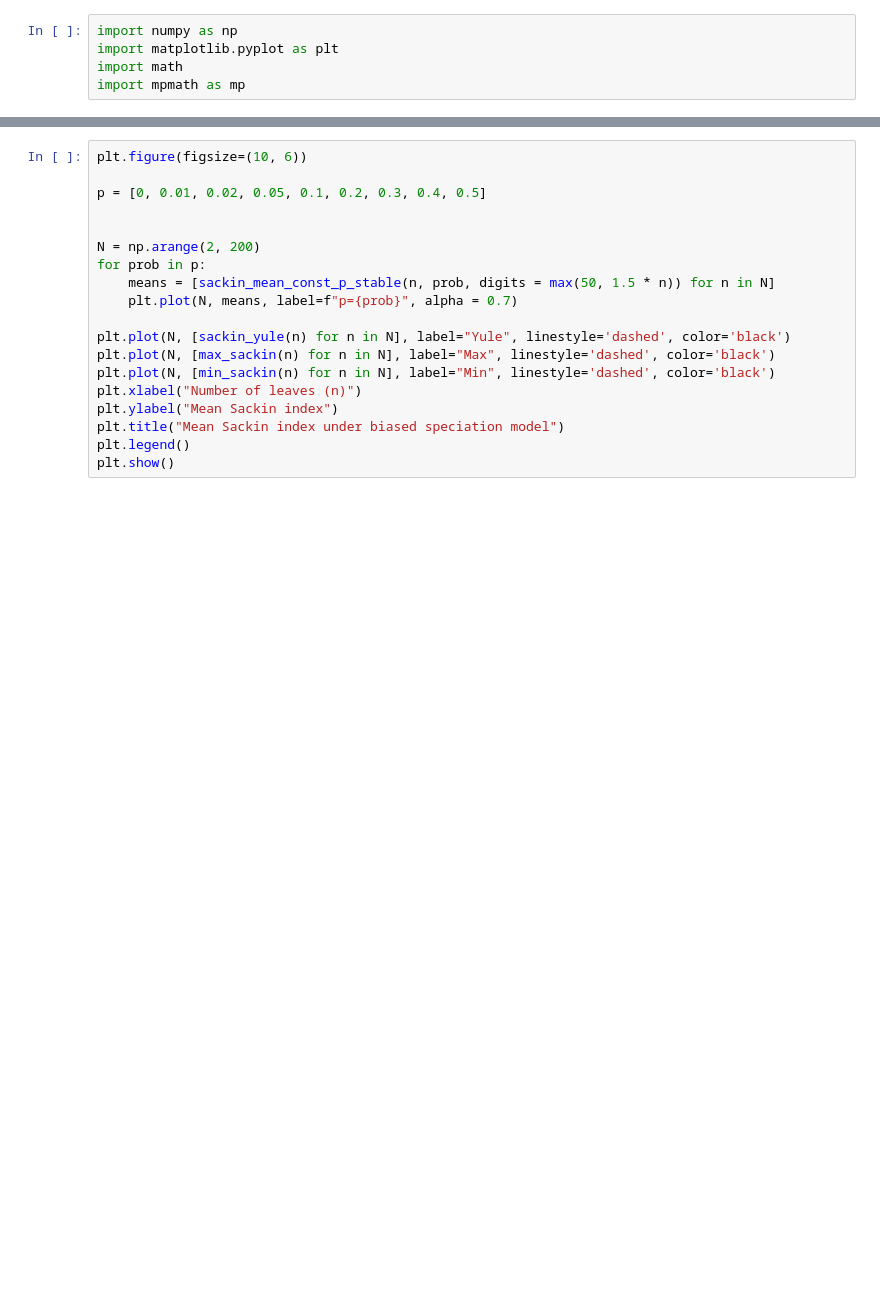
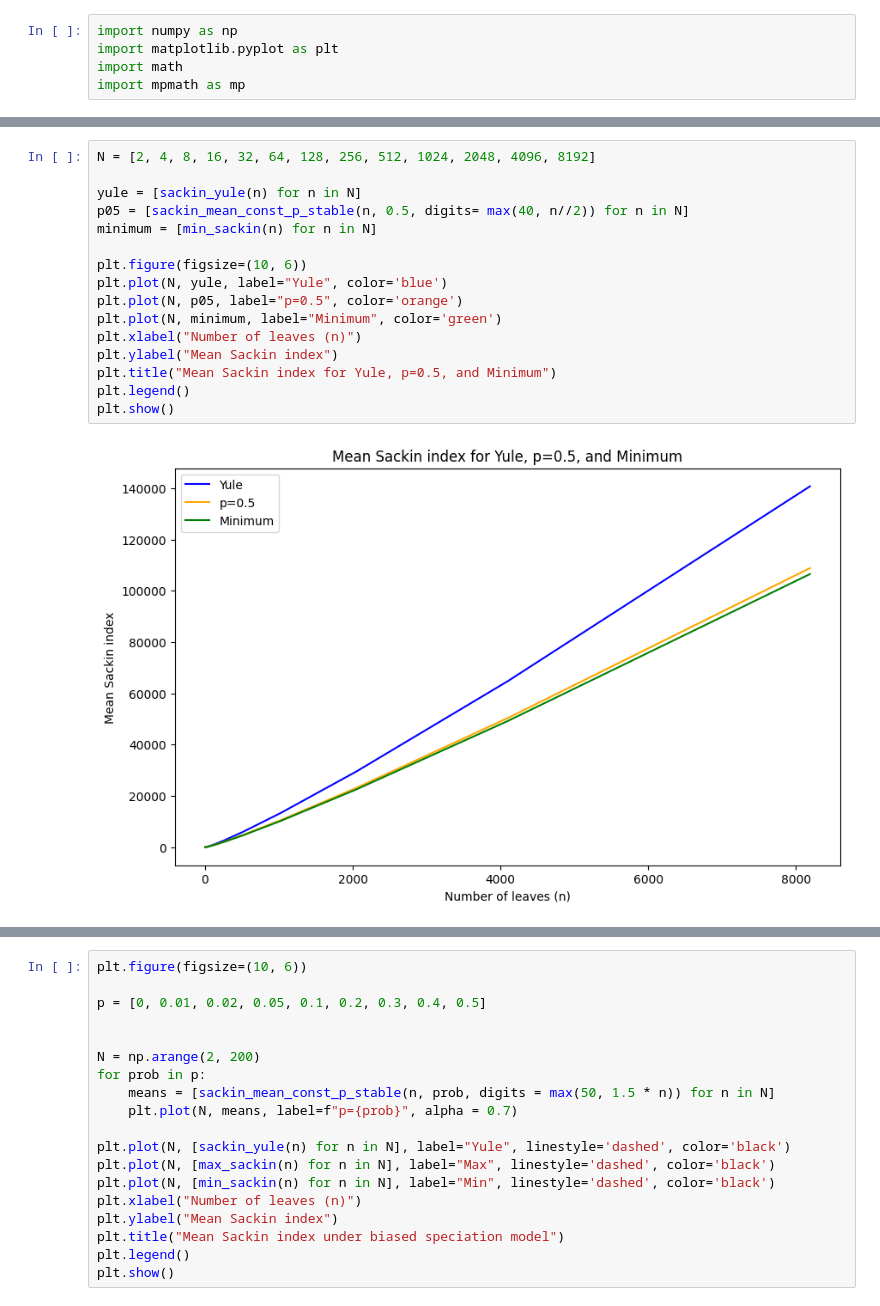
Before and after one commit to dbauman18/biased_speciation_calculation, a Jupyter notebook: biased_speciation.ipynb, the cells around one changed output, grey strips where cells are left out. Saved outputs shown, nothing was run; the diff lists cells and outputs as text; blank space fills up the shorter version.

```diff
--- a/biased_speciation.ipynb
+++ b/biased_speciation.ipynb
@@ -218,0 +275,18 @@ plt.show()
+# %%
+N = [2, 4, 8, 16, 32, 64, 128, 256, 512, 1024, 2048, 4096, 8192]
+
+yule = [sackin_yule(n) for n in N]
+p05 = [sackin_mean_const_p_stable(n, 0.5, digits= max(40, n//2)) for n in N]
+minimum = [min_sackin(n) for n in N]
+
+plt.figure(figsize=(10, 6))
+plt.plot(N, yule, label="Yule", color='blue')
+plt.plot(N, p05, label="p=0.5", color='orange')
+plt.plot(N, minimum, label="Minimum", color='green')
+plt.xlabel("Number of leaves (n)")
+plt.ylabel("Mean Sackin index")
+plt.title("Mean Sackin index for Yule, p=0.5, and Minimum")
+plt.legend()
+plt.show()
+# %% [output]
+[figure, added]
```
Also changed, not shown: parts of 24 cells of this notebook, 2 other files.
